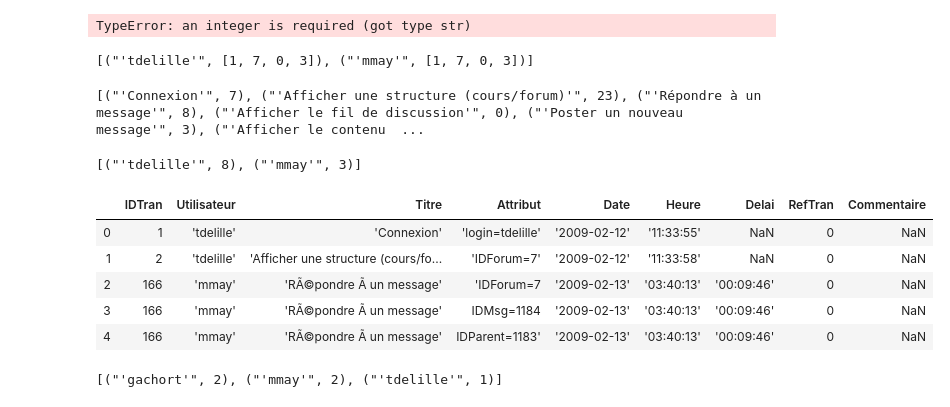
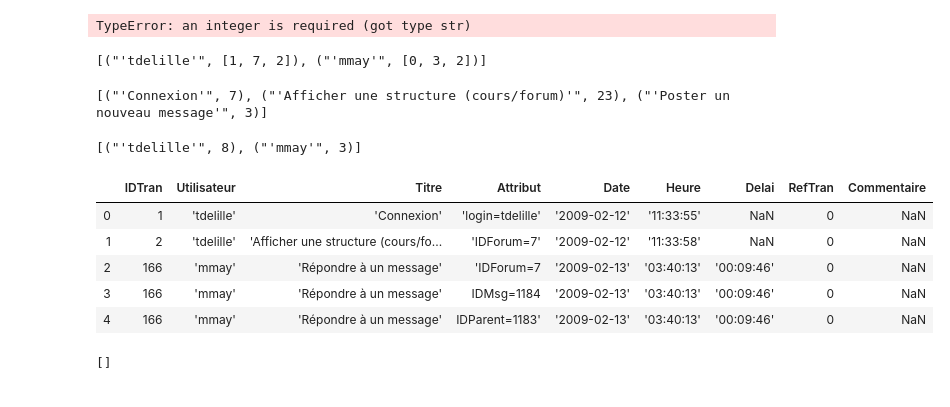
Before and after one commit to Anthony-Lardy/Collaviz, a Jupyter notebook: sql_to_csv.ipynb, the cells around one changed output. Cells and saved outputs as stored; diff of their text form; code cells hidden in the pictures.

```diff
--- a/sql_to_csv.ipynb
+++ b/sql_to_csv.ipynb
@@ -343,46 +343,43 @@ def actionParTemps(dataFrame, Action, Utilsateurs, Date1, Date2):
 
     List=[]
     list_nbAction=[]
-    if Date1 is None:
-        for user in Utilsateurs:
-            for d in dataFrame['Date'].unique().tolist():
+    for user in Utilsateurs:
+        for d in dataFrame['Date'].unique().tolist():
+            if Date1 is None:
                 if (d <= Date2):
                     list_nbAction.append(actionDate(dataFrame, Action, user, d))
-            List.append((user,list_nbAction))
-    elif Date2 is None:
-        for user in Utilsateurs:
-            for d in dataFrame['Date'].unique().tolist():
+
+            elif Date2 is None:
                 if (d >= Date1):
                     list_nbAction.append(actionDate(dataFrame, Action, user, d))
-            List.append((user,list_nbAction))
-    elif (Date2 is None) and (Date1 is None):
-        for user in Utilsateurs:
-            for d in dataFrame['Date'].unique().tolist():
+
+            elif (Date2 is None) and (Date1 is None):
                 list_nbAction.append(actionDate(dataFrame, Action, user, d))
-            List.append((user,list_nbAction))
-    else:
-        for user in Utilsateurs:
-            for d in dataFrame['Date'].unique().tolist():
+
+            else:
                 if ((d >= Date1) and (d <= Date2)):
                     list_nbAction.append(actionDate(dataFrame, Action, user, d))
-            List.append((user,list_nbAction))
+
+
+        List.append((user,list_nbAction))
+        list_nbAction=[]
 
     return List
 
-List=actionParTemps(dataFrame, "'Répondre à un message'",["'tdelille'","'mmay'"], "'2009-02-12'", "'2009-02-13'")
+List=actionParTemps(dataFrame, "'Répondre à un message'",["'tdelille'","'mmay'"], "'2009-02-12'", "'2009-02-14'")
 print(List)
 # %% [output]
-[("'tdelille'", [1, 7, 0, 3]), ("'mmay'", [1, 7, 0, 3])]
+[("'tdelille'", [1, 7, 2]), ("'mmay'", [0, 3, 2])]
 # %%
 dataFrame = pd.read_csv("transition.csv", encoding='utf-8')
-def actionsParUtilisateur(dataFrame, Utilisateur, Date1,Date2):
+def actionsParUtilisateur(dataFrame, Utilisateur, ListOfAction, Date1,Date2):
     List=[]
-    for action in dataFrame['Titre'].unique().tolist():
+    for action in ListOfAction:
         List.append((action, action2Date(dataFrame, action, Utilisateur, Date1,Date2)))
     return List
-print(actionsParUtilisateur(dataFrame,"'tdelille'", "'2009-02-12'", "'2009-02-13'"))
+print(actionsParUtilisateur(dataFrame,"'tdelille'", ["'Connexion'","'Afficher une structure (cours/forum)'","'Poster un nouveau message'"], "'2009-02-12'", "'2009-02-13'"))
 # %% [output]
-[("'Connexion'", 7), ("'Afficher une structure (cours/forum)'", 23), ("'Répondre à un message'", 8), ("'Afficher le fil de discussion'", 0), ("'Poster un nouveau message'", 3), ("'Afficher le contenu  ...
+[("'Connexion'", 7), ("'Afficher une structure (cours/forum)'", 23), ("'Poster un nouveau message'", 3)]
 # %%
 dataFrame = pd.read_csv("transition.csv", encoding='utf-8')
 def actionPourUtilisateurs(dataFrame, Action, Utilsateurs, Date1, Date2):
@@ -397,52 +394,56 @@ print(actionPourUtilisateurs(dataFrame, "'Répondre à un message'",["'tdelille'
 # %%
 from collections import OrderedDict, defaultdict
 
 def duppliCellulelist(fichier, colonne, separateur):
-    data = pd.read_csv(fichier, encoding = "latin-1")
+    data = pd.read_csv(fichier, encoding = "utf-8")
     row_list = []
     for index, row in data.iterrows():
         if len(row[colonne].split(separateur)) > 1:
             for i in row[colonne].split(separateur):
                 row[colonne] = i
                 row_list.append(row.to_dict(OrderedDict))
         else:
             row_list.append(row.to_dict(OrderedDict))
     newData = pd.DataFrame(row_list, columns=data.columns)
     return newData
 
 dataFrame=duppliCellulelist("transition.csv", "Attribut", ',')
 dataFrame.head()
 # %% [output]
 |  | IDTran | Utilisateur | Titre | Attribut | Date | Heure | Delai | RefTran | Commentaire |
 | 0 | 1 | 'tdelille' | 'Connexion' | 'login=tdelille' | '2009-02-12' | '11:33:55' | NaN | 0 | NaN |
 | 1 | 2 | 'tdelille' | 'Afficher une structure (cours/fo... | 'IDForum=7' | '2009-02-12' | '11:33:58' | NaN | 0 | NaN |
-| 2 | 166 | 'mmay' | 'RÃ©pondre Ã un message' | 'IDForum=7 | '2009-02-13' | '03:40:13' | '00:09:46' | 0 | NaN |
-| 3 | 166 | 'mmay' | 'RÃ©pondre Ã un message' | IDMsg=1184 | '2009-02-13' | '03:40:13' | '00:09:46' | 0 | NaN |
-| 4 | 166 | 'mmay' | 'RÃ©pondre Ã un message' | IDParent=1183' | '2009-02-13' | '03:40:13' | '00:09:46' | 0 | NaN |
+| 2 | 166 | 'mmay' | 'Répondre à un message' | 'IDForum=7 | '2009-02-13' | '03:40:13' | '00:09:46' | 0 | NaN |
+| 3 | 166 | 'mmay' | 'Répondre à un message' | IDMsg=1184 | '2009-02-13' | '03:40:13' | '00:09:46' | 0 | NaN |
+| 4 | 166 | 'mmay' | 'Répondre à un message' | IDParent=1183' | '2009-02-13' | '03:40:13' | '00:09:46' | 0 | NaN |
 # %%
 dataFrame=duppliCellulelist("transition.csv", "Attribut", ',')
 
-def nbReponsesParPersonne(dataFrame,Utilisateur, Date1, Date2):
+def nbReponsesDePersonne(dataFrame,Utilisateur, Date1, Date2):
     NewList=[]
     NewList2=[]
     FinalList=[]
 
     for elem in dataFrame[dataFrame['Utilisateur']==Utilisateur]['Attribut']:
-             if elem[0:8]=="IDParent":
-                NewList.append(elem[9:len(elem)-1])
+
+         if elem[0:8]=="IDParent":
+            NewList.append(elem[9:len(elem)-1])
 
     for el in NewList:
         el='IDMsg='+el
         for d in dataFrame['Date'].unique().tolist():
             if ((d >= Date1) and (d <= Date2)):
-                for user in dataFrame[(dataFrame['Date'] == d) & (dataFrame['Attribut']==el)]['Utilisateur'].tolist():
+                for user in dataFrame[(dataFrame['Date'] == d) & (dataFrame['Attribut']==el) & (dataFrame['Titre']=='Répondre à un message')]['Utilisateur'].tolist():
                     NewList2.append(user)
 
+
+
     for user in dict.fromkeys(NewList2):
-           FinalList.append((user,NewList2.count(user)))
+        if user!=Utilisateur:
+            FinalList.append((user,NewList2.count(user)))
 
     return FinalList
 
-print(nbReponsesParPersonne(dataFrame, "'mmay'", "'2009-02-12'", "'2009-02-13'"))
+print(nbReponsesDePersonne(dataFrame, "'mmay'", "'2009-02-12'", "'2013-02-13'"))
 # %% [output]
-[("'gachort'", 2), ("'mmay'", 2), ("'tdelille'", 1)]
+[]
```
Also changed, not shown: parts of 4 cells of this notebook, 1 other file.
